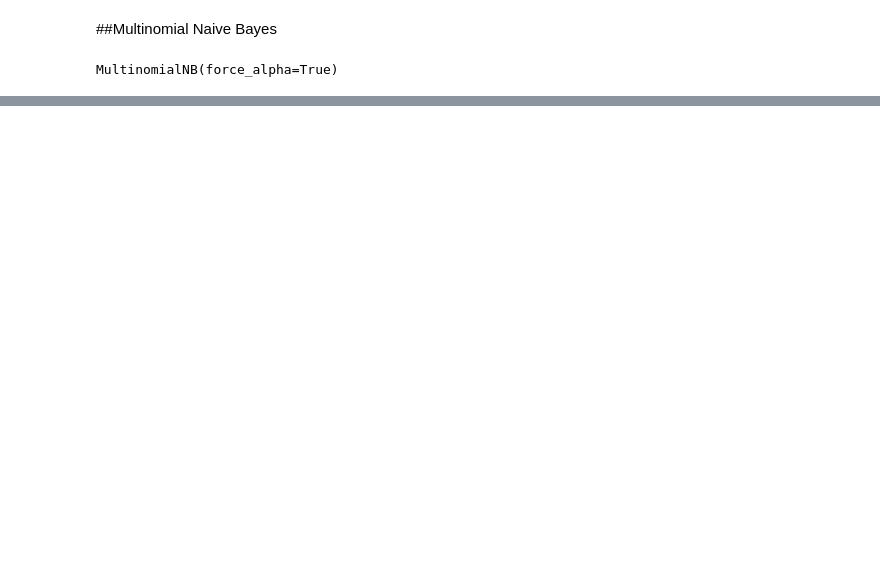
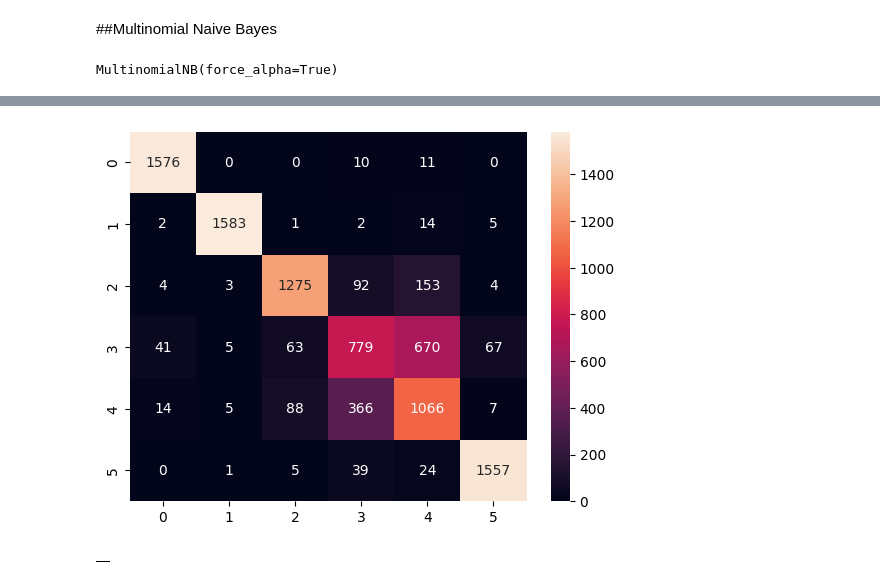
Before and after one commit to Adithya018/CYBER-BULLYING-TWEET-PREDICTION, a Jupyter notebook: Cyberbullying_tweet_Classification.ipynb, the cells around one changed output, grey strips where cells are left out. Saved outputs shown, nothing was run; the diff lists cells and outputs as text; code cells hidden in the pictures; blank space fills up the shorter version.

```diff
--- a/Cyberbullying_tweet_Classification.ipynb
+++ b/Cyberbullying_tweet_Classification.ipynb
@@ -300,0 +383,12 @@ from sklearn.linear_model import LogisticRegression
+# %%
+cm = confusion_matrix(y_test,rf_predictions)
+sns.heatmap(cm,annot=True,fmt='g')
+plt.show()
+# %% [output]
+[figure, added]
+# %%
+#results analysis
+model_accu = [['SVM', 10], ['LogisticRegression', 15], ['RandomForest', 14],['MultinomialNaiveBayes',]]
+pd.DataFrame()
+# %% [output]
+|  |
```
Also changed, not shown: parts of 38 cells of this notebook.
